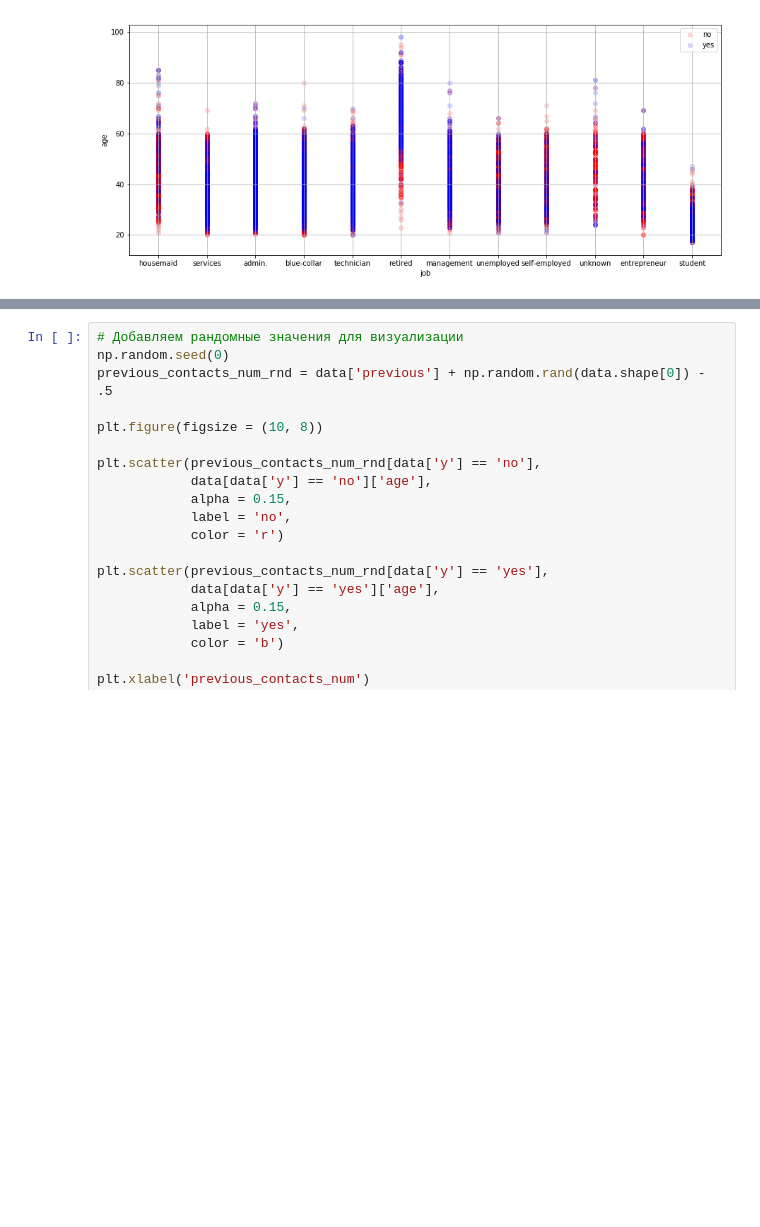
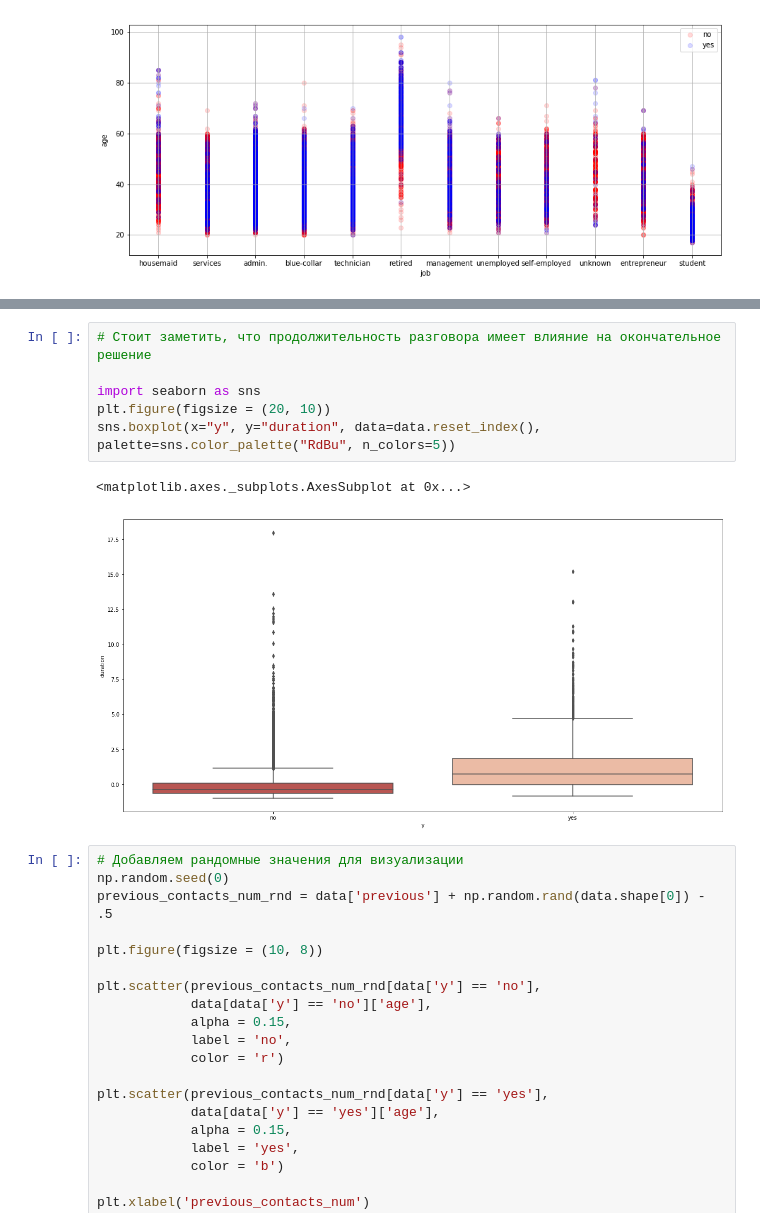
Before and after one commit to KhAngelina/ML, a Jupyter notebook: Task1/tutorial_deposite_prediction.ipynb, the cells around one changed output, grey strips where cells are left out. Drawn from its saved outputs; the diff is of its cells as text; blank space fills up the shorter version.

```diff
--- a/Task1/tutorial_deposite_prediction.ipynb
+++ b/Task1/tutorial_deposite_prediction.ipynb
@@ -207,3 +217,12 @@ plt.grid()
+# %%
+# Стоит заметить, что продолжительность разговора имеет влияние на окончательное решение
+
+import seaborn as sns
+plt.figure(figsize = (20, 10))
+sns.boxplot(x="y", y="duration", data=data.reset_index(), palette=sns.color_palette("RdBu", n_colors=5))
+# %% [output]
+<matplotlib.axes._subplots.AxesSubplot at 0x...>
+[figure, added]
 # %%
 # Добавляем рандомные значения для визуализации
 np.random.seed(0)
```
Also changed, not shown: parts of 61 cells of this notebook.
